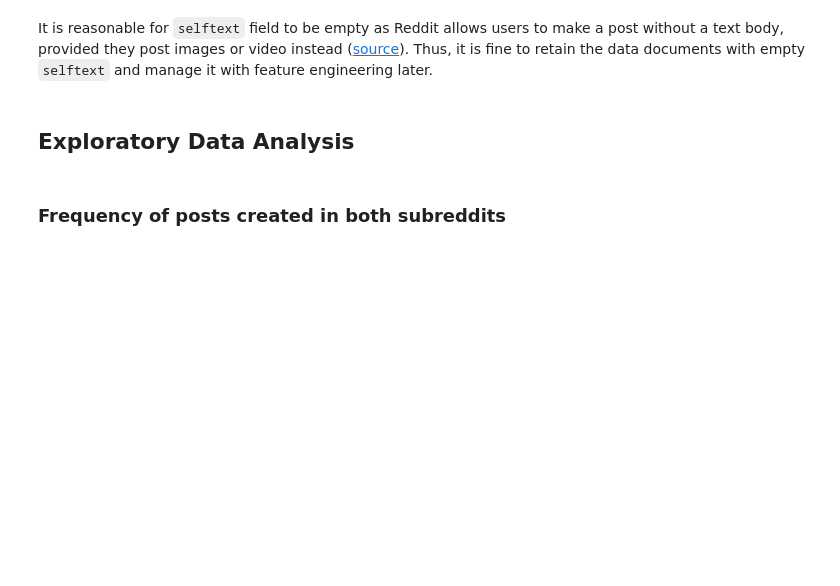
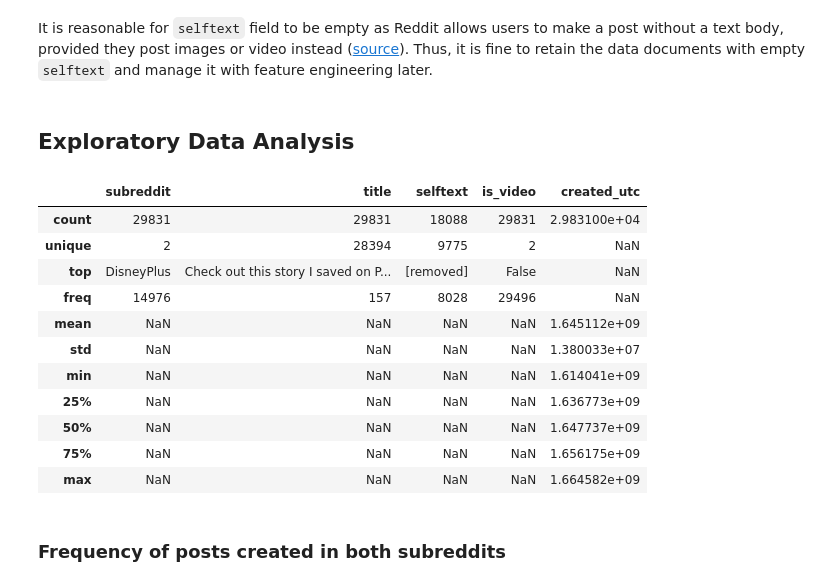
Before and after one commit to leewanxian/reddit_post_classification, a Jupyter notebook: code/code_project3_book2.ipynb, the cells around one changed output. Drawn from its saved outputs; the diff is of its cells as text; code cells hidden in the pictures; blank space fills up the shorter version.

Commit message:
Update Summary Stats

```diff
--- a/code/code_project3_book2.ipynb
+++ b/code/code_project3_book2.ipynb
@@ -105,6 +105,22 @@ It is reasonable for `selftext` field to be empty as Reddit allows users to make
 # %%
 # Create a data corpus copy for EDA
 df_eda = df_raw
+# %%
+# Summary Stats
+df_eda.describe(include='all')
+# %% [output]
+|  | subreddit | title | selftext | is_video | created_utc |
+| count | 29831 | 29831 | 18088 | 29831 | 2.983100e+04 |
+| unique | 2 | 28394 | 9775 | 2 | NaN |
+| top | DisneyPlus | Check out this story I saved on P... | [removed] | False | NaN |
+| freq | 14976 | 157 | 8028 | 29496 | NaN |
+| mean | NaN | NaN | NaN | NaN | 1.645112e+09 |
+| std | NaN | NaN | NaN | NaN | 1.380033e+07 |
+| min | NaN | NaN | NaN | NaN | 1.614041e+09 |
+| 25% | NaN | NaN | NaN | NaN | 1.636773e+09 |
+| 50% | NaN | NaN | NaN | NaN | 1.647737e+09 |
+| 75% | NaN | NaN | NaN | NaN | 1.656175e+09 |
+| max | NaN | NaN | NaN | NaN | 1.664582e+09 |
 # %% [markdown]
 ### Frequency of posts created in both subreddits
 # %%
```
